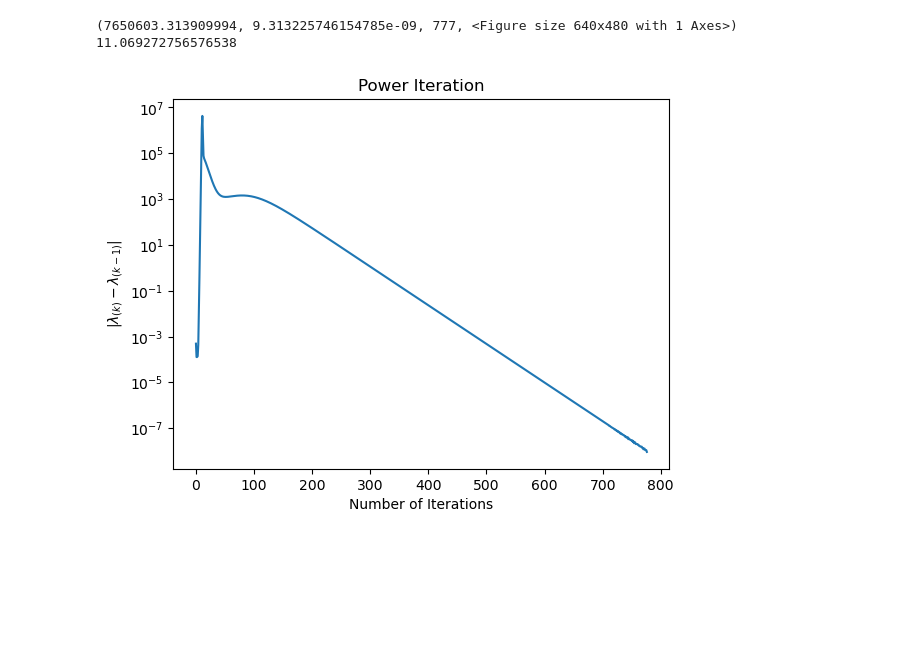
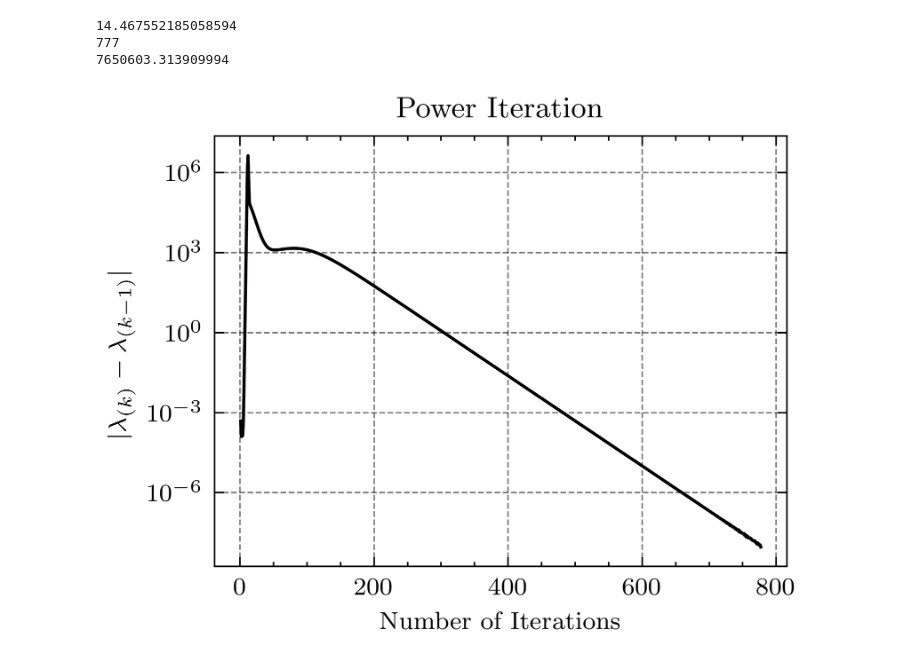
Before and after one commit to samarbahman/FastIterativeSolvers, a Jupyter notebook: eigenSolver.ipynb, the cells around one changed output. Drawn from its saved outputs; the diff is of its cells as text; code cells hidden in the pictures; blank space fills up the shorter version.

```diff
--- a/eigenSolver.ipynb
+++ b/eigenSolver.ipynb
@@ -2,6 +2,8 @@
 # Importing Libraries
 import numpy as np
 import matplotlib.pyplot as plot
+import scienceplots
+plot.style.use(['science', 'ieee', 'grid'])
 import time
 # %%
 # Defining Functions
@@ -62,15 +64,7 @@ def PowerIteration(fileData,tol):
                 break
         itnum += 1
 
-    iterations = np.arange(0,itnum,1)
-
-    fig = plot.figure()
-    plot.semilogy(iterations,errors)
-    plot.title('Power Iteration')
-    plot.xlabel('Number of Iterations')
-    plot.ylabel(r'$|\lambda_{(k)} - \lambda_{(k-1)}|$')
-
-    return lambdas[-1], errors[-1], itnum, fig
+    return lambdas[-1], errors, itnum
 
 def TriDiag(lowerDiagonal, mainDiagonal, upperDiagonal):
     """
@@ -130,29 +124,32 @@ def LanczosAlgorithm(fileData, m, tol):
                 break
         itnum += 1
 
-    iterations = np.arange(0,itnum,1)
-
-    fig = plot.figure()
-    plot.semilogy(iterations,errors)
-    plot.title(r'$m = {}$'.format(m))
-    plot.xlabel('Number of Iterations')
-    plot.ylabel(r'$|\lambda_{(k)} - \lambda_{(k-1)}|$')
-
-    return lambdas[-1], errors[-1], itnum, fig
+    return lambdas[-1], errors, itnum
 # %%
 # Importing Data
 fileData = np.loadtxt("power_test_msr.txt",skiprows=1,dtype=float)
 # %%
 # Power Iteration Algorithm
 tolerance = 1e-8
 start = time.time()
-print(PowerIteration(fileData,tolerance))
+lambd, errors, itnum = PowerIteration(fileData,tolerance)
 end = time.time()
 print(end - start)
+print(itnum)
+print(lambd)
+# Plotting the Figure
+iterations = np.arange(1,itnum+1,1)
+fig = plot.figure()
+plot.semilogy(iterations,errors)
+plot.title('Power Iteration')
+plot.xlabel('Number of Iterations')
+plot.ylabel(r'$|\lambda_{(k)} - \lambda_{(k-1)}|$')
+plot.show()
 # %% [output]
-(7650603.313909994, 9.313225746154785e-09, 777, <Figure size 640x480 with 1 Axes>)
-11.069272756576538
+14.467552185058594
+777
+7650603.313909994
-[figure, old version]
+[figure, new version]
 # %%
 # Lanczos Algorithm
 m = np.array([30, 50, 75, 100])
```
Also changed, not shown: parts of 1 cell of this notebook, 1 other file.
